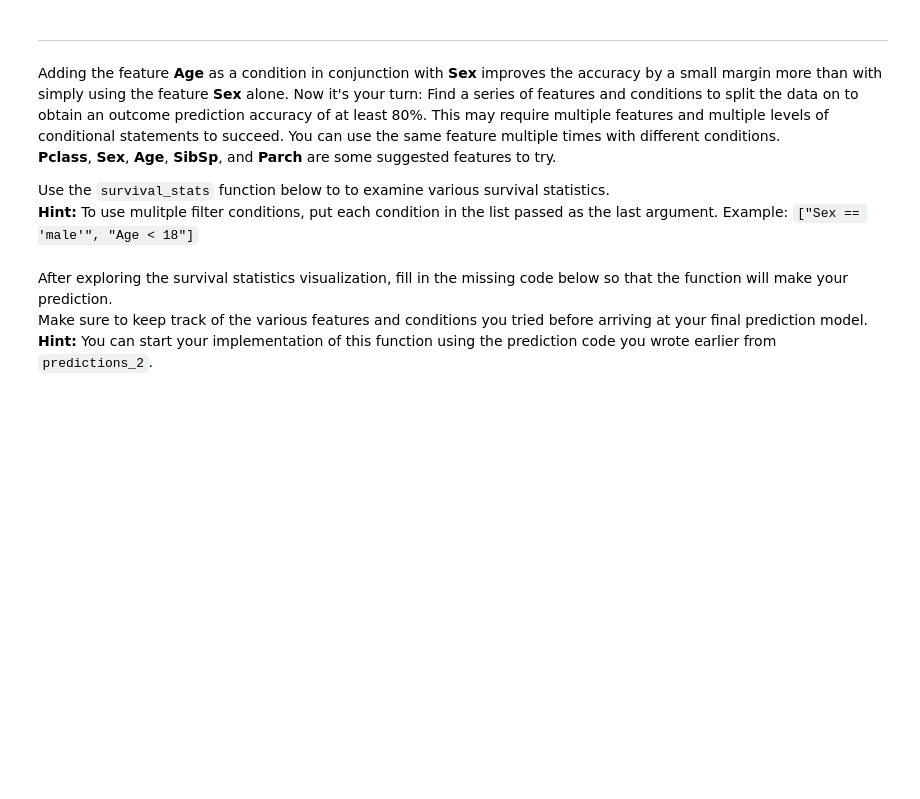
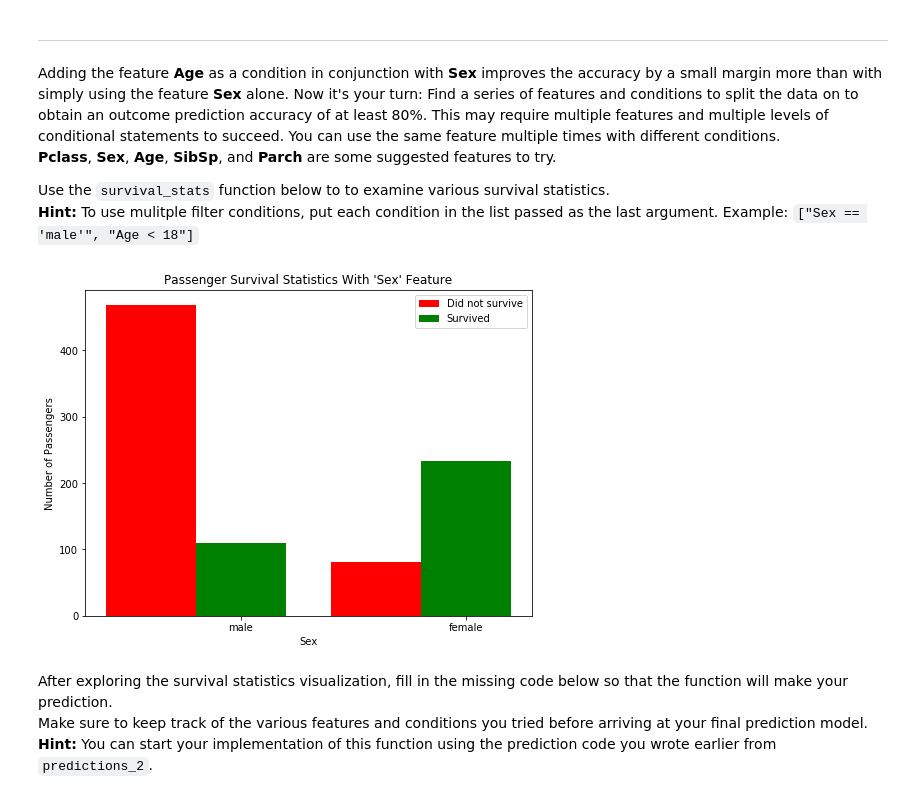
Before and after one commit to rashmishrm/machine-learning-nanodegree, a Jupyter notebook: titanic_survival_exploration/titanic_survival_exploration.ipynb, the cells around one changed output. Drawn from its saved outputs; the diff is of its cells as text; code cells hidden in the pictures; blank space fills up the shorter version.

```diff
--- a/titanic_survival_exploration/titanic_survival_exploration.ipynb
+++ b/titanic_survival_exploration/titanic_survival_exploration.ipynb
@@ -202,7 +218,9 @@ Adding the feature **Age** as a condition in conjunction with **Sex** improves t
 Use the `survival_stats` function below to to examine various survival statistics.
 **Hint:** To use mulitple filter conditions, put each condition in the list passed as the last argument. Example: `["Sex == 'male'", "Age < 18"]`
 # %%
-vs.survival_stats(data, outcomes, 'Age', ["Sex == 'male'", "Age < 18"])
+vs.survival_stats(data, outcomes, 'Sex')
+# %% [output]
+[figure, added]
 # %% [markdown]
 After exploring the survival statistics visualization, fill in the missing code below so that the function will make your prediction.
 Make sure to keep track of the various features and conditions you tried before arriving at your final prediction model.
```
Also changed, not shown: parts of 12 cells of this notebook.
